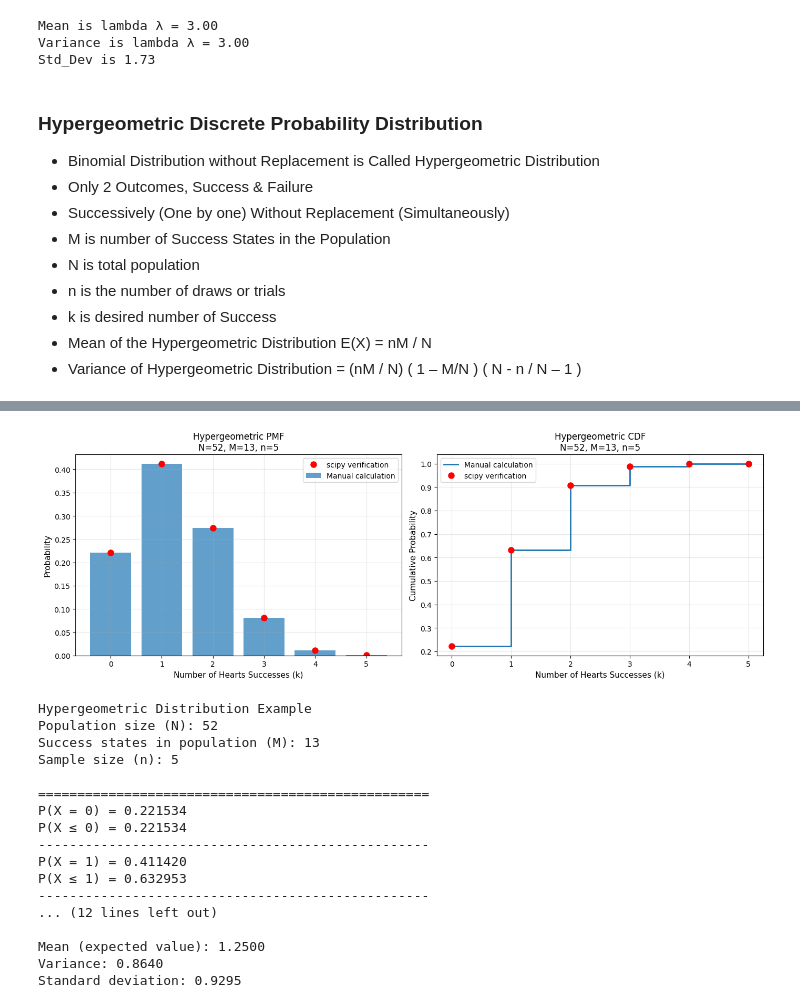
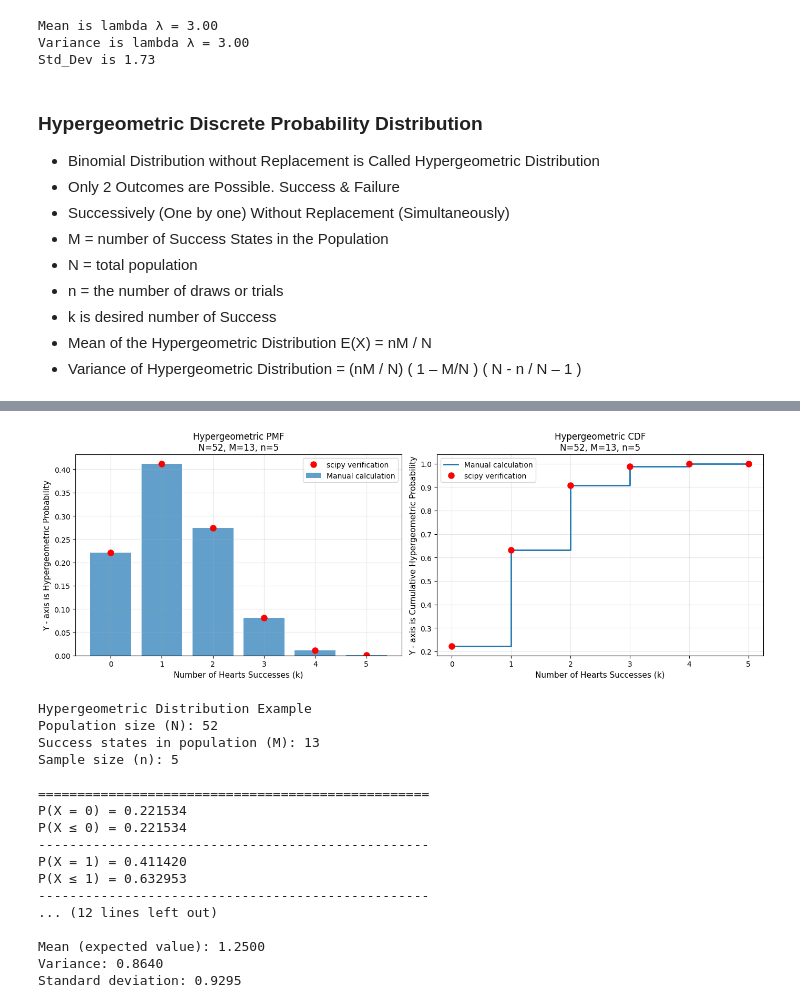
Before and after one commit to Cult-123/Types-of-Discrete-and-Continuous-Probability-Distribution-in-Python, a Jupyter notebook: Descriptive Statistics.ipynb, the cells around one changed output, grey strips where cells are left out. Cells and saved outputs as stored; diff of their text form; code cells hidden in the pictures.

```diff
--- a/Descriptive Statistics.ipynb
+++ b/Descriptive Statistics.ipynb
@@ -547,7 +562,7 @@ if __name__ == "__main__":
     # Plot PMF
     ax1.bar(k_values, pmf_values, color='steelblue', alpha=0.7, edgecolor='black')
     ax1.set_xlabel("X - axis is Number of Events (Success) k", fontsize=12)
-    ax1.set_ylabel('Probability', fontsize=12)
+    ax1.set_ylabel('Y - axis is Poisson Probability', fontsize=12)
     ax1.set_title(f'Poisson PMF (λ = {lambda_param})', fontsize=14, fontweight='bold')
     #plt.xticks(k_values)
     ax1.grid(axis='y', alpha=0.3)
@@ -556,7 +571,7 @@ if __name__ == "__main__":
     ax2.step(k_values, cdf_values, where='post', color='darkgreen', linewidth=2)
     ax2.scatter(k_values, cdf_values, color='darkgreen', s=50, zorder=5)
     ax2.set_xlabel("X - axis is Number of Events (Success) k", fontsize=12)
-    ax2.set_ylabel('Cumulative Probability', fontsize=12)
+    ax2.set_ylabel('Y - axis is Cumulative Poisson Probability', fontsize=12)
     ax2.set_title(f'Poisson CDF (λ = {lambda_param})', fontsize=14, fontweight='bold')
     plt.xticks(k_values)
     ax2.grid(alpha=0.3)
@@ -605,11 +620,11 @@ Std_Dev is 1.73
 # %% [markdown]
 ### Hypergeometric Discrete Probability Distribution
 * Binomial Distribution without Replacement is Called Hypergeometric Distribution
-* Only 2 Outcomes, Success & Failure
+* Only 2 Outcomes are Possible. Success & Failure
 * Successively (One by one) Without Replacement (Simultaneously)
-* M is number of Success States in the Population
-* N is total population
-* n is the number of draws or trials
+* M = number of Success States in the Population
+* N = total population
+* n = the number of draws or trials
 * k is desired number of Success
 * Mean of the Hypergeometric Distribution E(X) = nM / N
 * Variance of Hypergeometric Distribution = (nM / N) ( 1 – M/N ) ( N - n / N – 1 )
@@ -675,7 +690,7 @@ fig, (ax1, ax2) = plt.subplots(1, 2, figsize=(14, 5))
 ax1.bar(k_values, pmf_values, alpha=0.7, label='Manual calculation')
 ax1.plot(k_values, pmf_scipy, 'ro', markersize=8, label='scipy verification')
 ax1.set_xlabel('Number of Hearts Successes (k)', fontsize=11)
-ax1.set_ylabel('Probability', fontsize=11)
+ax1.set_ylabel('Y - axis is Hypergeometric Probability', fontsize=11)
 ax1.set_title(f'Hypergeometric PMF\nN={N}, M={M}, n={n}', fontsize=12)
 ax1.legend()
 ax1.grid(alpha=0.3)
@@ -684,36 +699,36 @@ ax1.grid(alpha=0.3)
 ax2.step(k_values, cdf_values, where='post', linewidth=2, label='Manual calculation')
 ax2.plot(k_values, cdf_scipy, 'ro', markersize=8, label='scipy verification')
 ax2.set_xlabel('Number of Hearts Successes (k)', fontsize=11)
-ax2.set_ylabel('Cumulative Probability', fontsize=11)
+ax2.set_ylabel('Y - axis is Cumulative Hypergeometric Probability', fontsize=11)
 ax2.set_title(f'Hypergeometric CDF\nN={N}, M={M}, n={n}', fontsize=12)
 ax2.legend()
 ax2.grid(alpha=0.3)
 
 plt.tight_layout()
 plt.show()
 
 # Print some example calculations
 print("Hypergeometric Distribution Example")
 print(f"Population size (N): {N}")
 print(f"Success states in population (M): {M}")
 print(f"Sample size (n): {n}")
 print("\n" + "="*50)
 
 for k in k_values:
     pmf = hypergeometric_pmf(k, N, M, n)
     cdf = hypergeometric_cdf(k, N, M, n)
     print(f"P(X = {k}) = {pmf:.6f}")
     print(f"P(X ≤ {k}) = {cdf:.6f}")
     print("-" * 50)
 
 # Calculate mean and variance
 mean = n * M / N
 variance = n * (M / N) * ((N - M) / N) * ((N - n) / (N - 1))
 print(f"\nMean (expected value): {mean:.4f}")
 print(f"Variance: {variance:.4f}")
 print(f"Standard deviation: {np.sqrt(variance):.4f}")
 # %% [output]
-[figure, old version]
+[figure, new version]
 Hypergeometric Distribution Example
 Population size (N): 52
 Success states in population (M): 13
```
Also changed, not shown: parts of 32 cells of this notebook.
